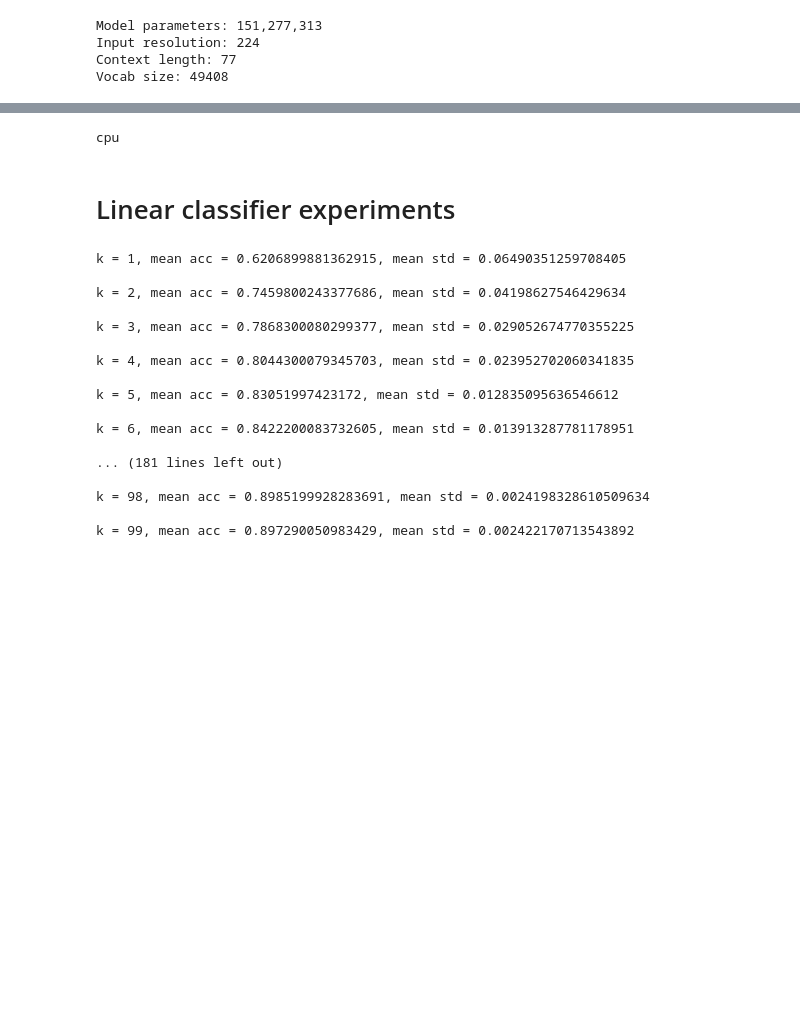
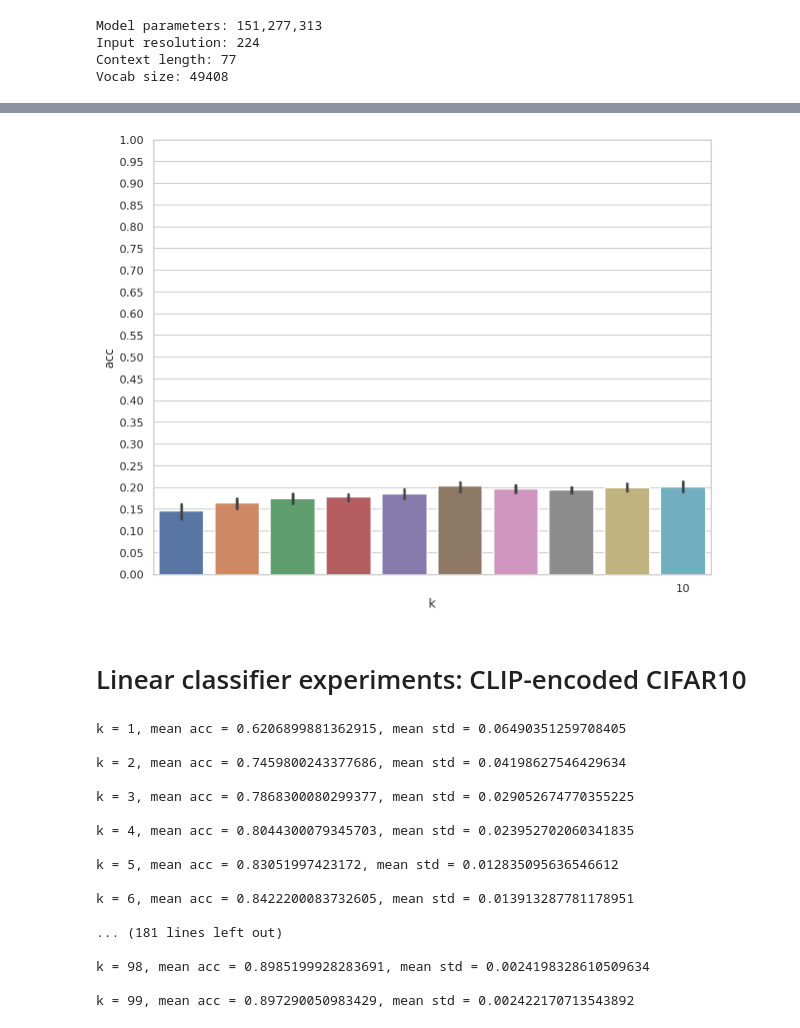
Before and after one commit to jerrychen109/CLIP-fewshot, a Jupyter notebook: LinearClassifier.ipynb, the cells around one changed output, grey strips where cells are left out. Saved outputs shown, nothing was run; the diff lists cells and outputs as text; code cells hidden in the pictures; blank space fills up the shorter version.

```diff
--- a/LinearClassifier.ipynb
+++ b/LinearClassifier.ipynb
@@ -137,11 +205,12 @@ image_mean, image_std = images.mean(), images.std()
+# %%
+data10 = np.array([(int(k), np.array(acc)) for k, acc in accuracies_raw_cifar10.items() if k <= 10], dtype=object)
+plot_run_accuracies(data10)
+# %% [output]
+[figure, added]
+# %% [markdown]
+# Linear classifier experiments: CLIP-encoded CIFAR10
 # %%
 train_dataset = CIFAR10(DATASETS_DIR, train=True, transform=Compose([ToTensor(), Normalize(image_mean, image_std), Resize(224) ]))
 test_dataset = CIFAR10(DATASETS_DIR, train=False, transform=Compose([ToTensor(), Normalize(image_mean, image_std), Resize(224) ]))
 test_vectors, test_labels = encodeDataset(test_dataset, clip_model.encode_image, device=device, batch_size=512)
 train_vectors, train_labels = encodeDataset(train_dataset, clip_model.encode_image, device=device, batch_size=512)
-# %%
-print (test_vectors.device)
-# %% [output]
-cpu
-# %% [markdown]
-# Linear classifier experiments
```
Also changed, not shown: parts of 14 cells of this notebook, 1 other file.
